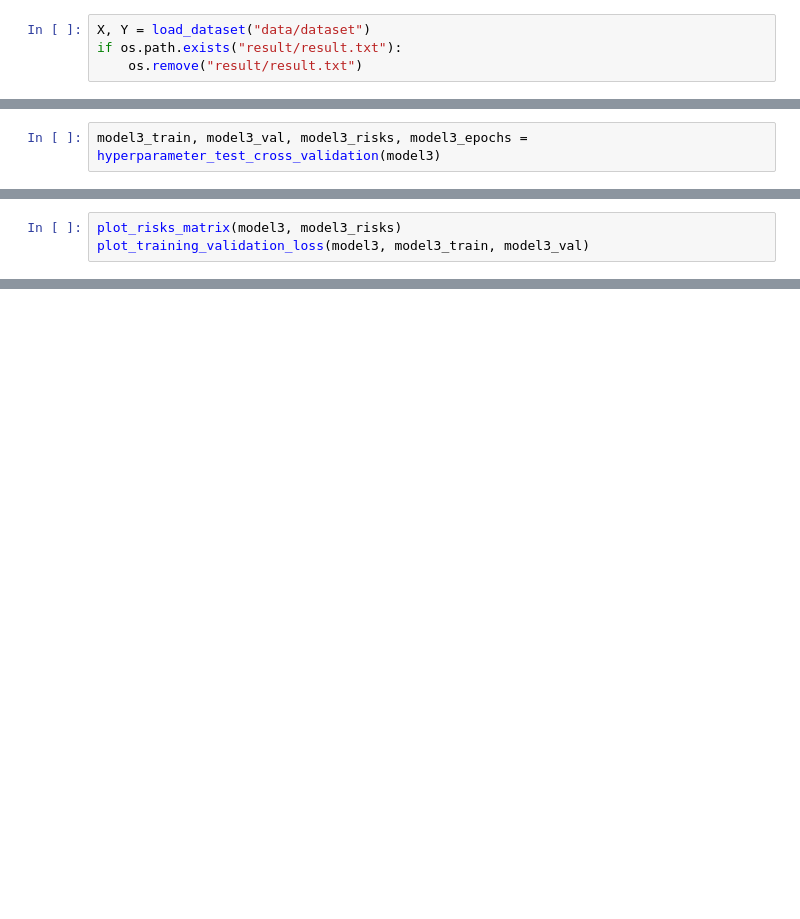
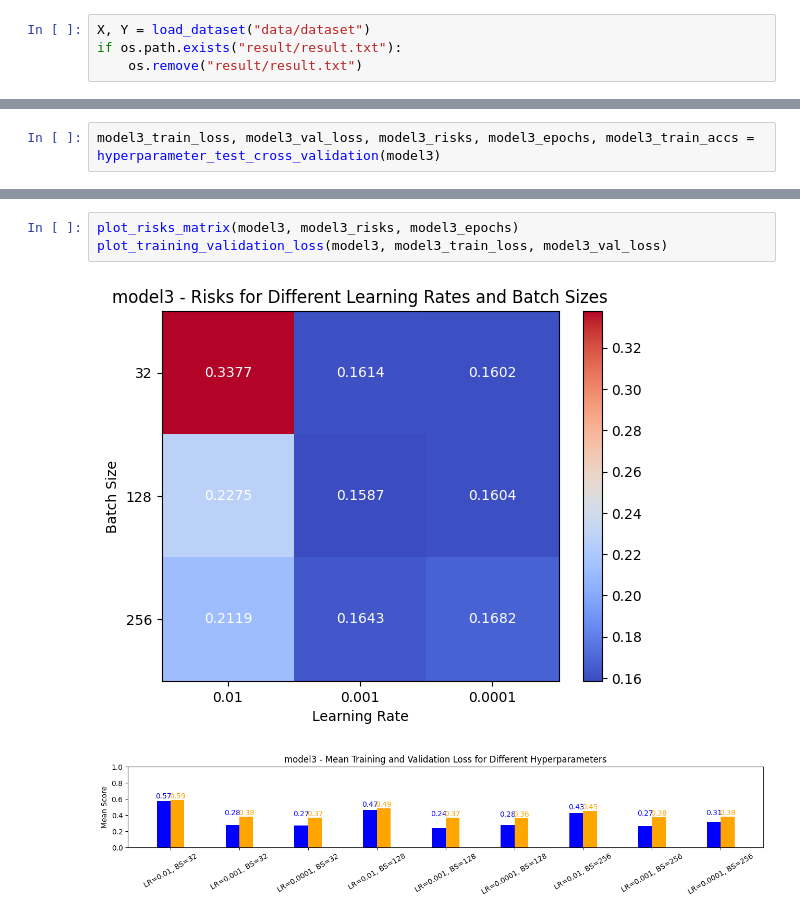
Before and after one commit to Ode97/Statistical_method_for_ml_project, a Jupyter notebook: cross_val_experiment.ipynb, the cells around one changed output, grey strips where cells are left out. Saved outputs shown, nothing was run; the diff lists cells and outputs as text; blank space fills up the shorter version.

```diff
--- a/cross_val_experiment.ipynb
+++ b/cross_val_experiment.ipynb
@@ -324,5 +320,5 @@ plot_training_validation_loss(model2, model2_train, model2_val)
 # %%
-model3_train, model3_val, model3_risks, model3_epochs = hyperparameter_test_cross_validation(model3)
+model3_train_loss, model3_val_loss, model3_risks, model3_epochs, model3_train_accs = hyperparameter_test_cross_validation(model3)
 # %% [output]
 model3 batch_size: 32 learning_rate: 0.01
 Fold 1/5
@@ -344,3 +339,0 @@ risk estimate: 0.19519987106323242
-# %%
-plot_risks_matrix(model3, model3_risks)
-plot_training_validation_loss(model3, model3_train, model3_val)
@@ -370 +372,7 @@ risk estimate: 0.2072025418281555
+# %%
+plot_risks_matrix(model3, model3_risks, model3_epochs)
+plot_training_validation_loss(model3, model3_train_loss, model3_val_loss)
+# %% [output]
+[figure, new version]
+[figure, new version]
 # %%
```
Also changed, not shown: parts of 20 cells of this notebook, 33 other files.
